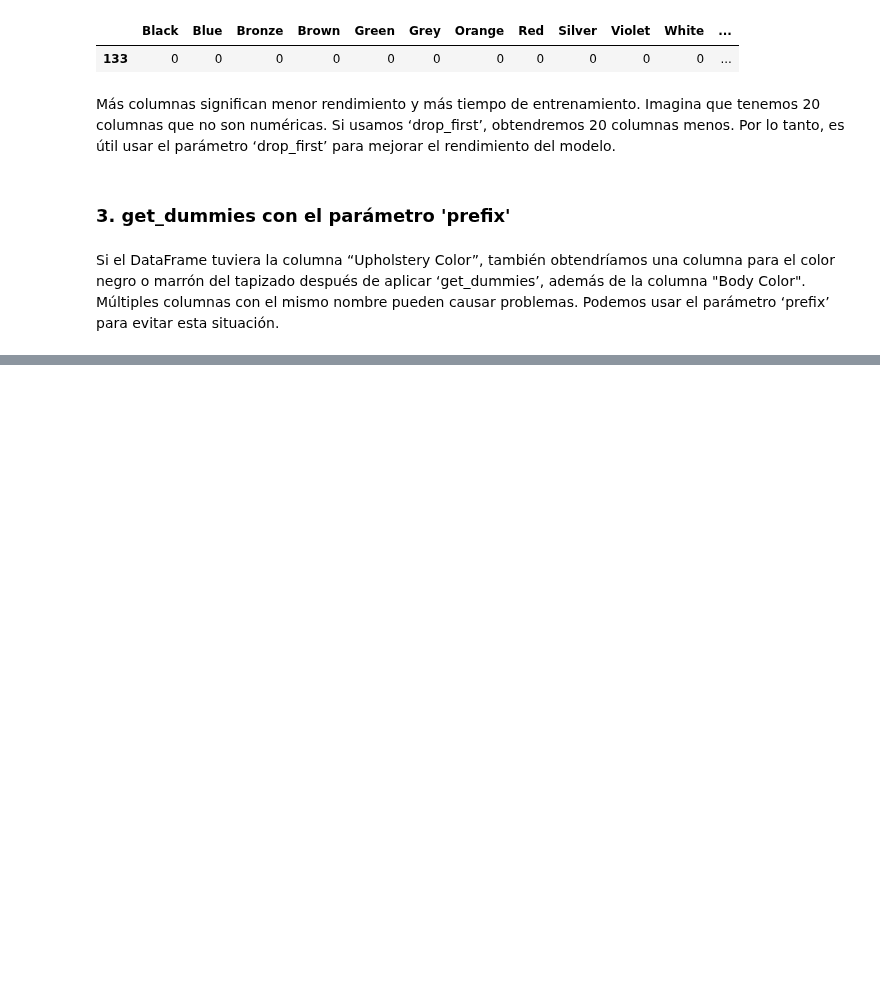
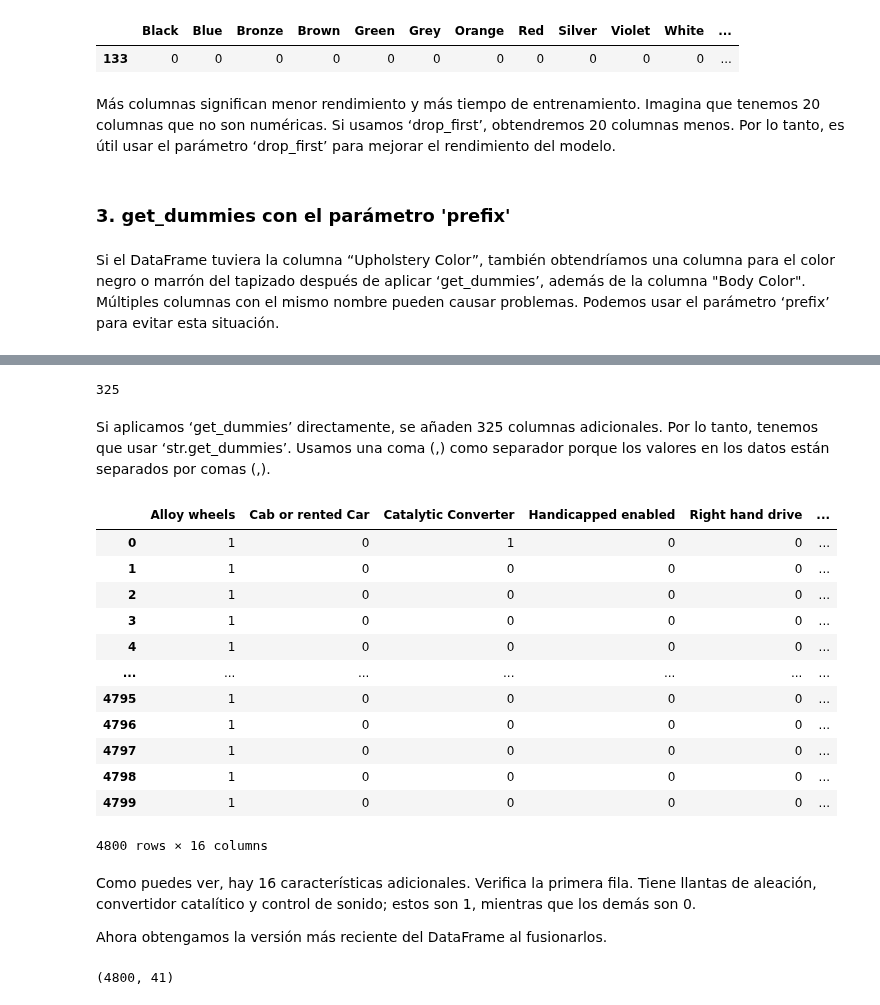
Before and after one commit to mizos0512/RPython, a Jupyter notebook: Notebooks/Clases/get_dummies_with_pandas.ipynb, the cells around one changed output, grey strips where cells are left out. Drawn from its saved outputs; the diff is of its cells as text; code cells hidden in the pictures; blank space fills up the shorter version.

```diff
--- a/Notebooks/Clases/get_dummies_with_pandas.ipynb
+++ b/Notebooks/Clases/get_dummies_with_pandas.ipynb
@@ -174,0 +259,26 @@ Si el DataFrame tuviera la columna “Upholstery Color”, también obtendríamo
+# %%
+df['Extras'].nunique()
+# %% [output]
+325
+# %% [markdown]
+Si aplicamos ‘get_dummies’ directamente, se añaden 325 columnas adicionales. Por lo tanto, tenemos que usar ‘str.get_dummies’. Usamos una coma (,) como separador porque los valores en los datos están separados por comas (,).
+# %%
+df['Extras'].str.get_dummies(',')
+# %% [output]
+|  | Alloy wheels | Cab or rented Car | Catalytic Converter | Handicapped enabled | Right hand drive | ... |
+| 0 | 1 | 0 | 1 | 0 | 0 | ... |
+| 1 | 1 | 0 | 0 | 0 | 0 | ... |
+| 2 | 1 | 0 | 0 | 0 | 0 | ... |
+| 3 | 1 | 0 | 0 | 0 | 0 | ... |
+| 4 | 1 | 0 | 0 | 0 | 0 | ... |
+| ... | ... | ... | ... | ... | ... | ... |
+| 4795 | 1 | 0 | 0 | 0 | 0 | ... |
+| 4796 | 1 | 0 | 0 | 0 | 0 | ... |
+| 4797 | 1 | 0 | 0 | 0 | 0 | ... |
+| 4798 | 1 | 0 | 0 | 0 | 0 | ... |
+| 4799 | 1 | 0 | 0 | 0 | 0 | ... |
+4800 rows × 16 columns
+# %% [markdown]
+Como puedes ver, hay 16 características adicionales. Verifica la primera fila. Tiene llantas de aleación, convertidor catalítico y control de sonido; estos son 1, mientras que los demás son 0.
+
+Ahora obtengamos la versión más reciente del DataFrame al fusionarlos.
@@ -174,0 +291,4 @@ Si el DataFrame tuviera la columna “Upholstery Color”, también obtendríamo
+# %%
+df_dummy.shape
+# %% [output]
+(4800, 41)
```
Also changed, not shown: parts of 18 cells of this notebook.
